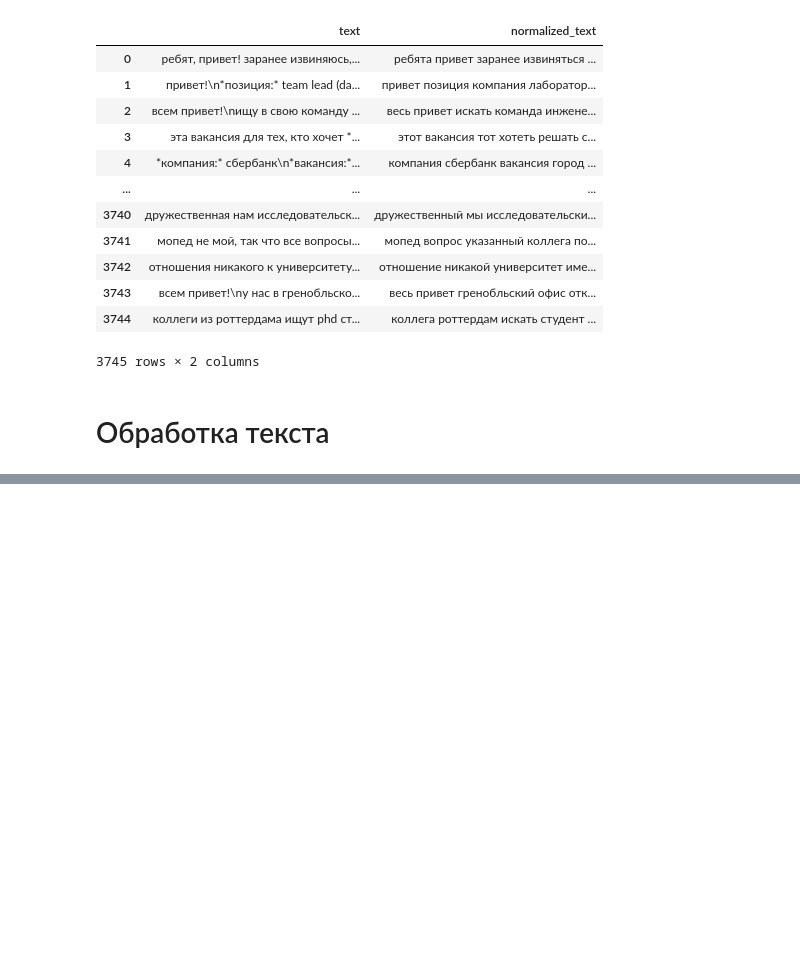
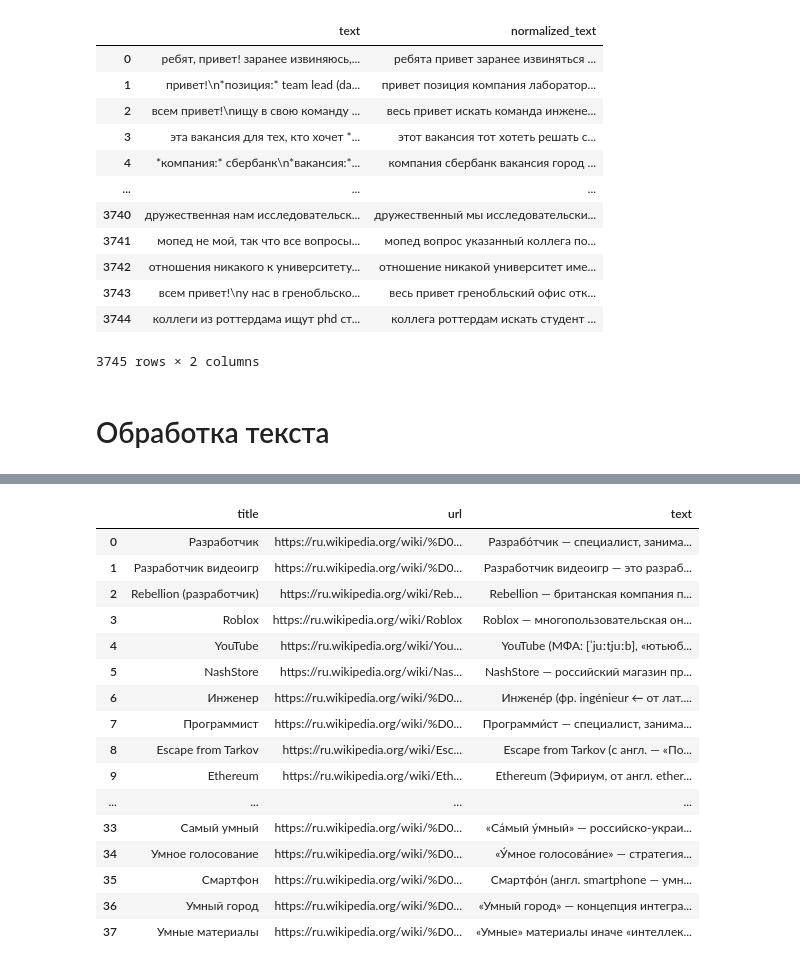
Before and after one commit to slavastar/Data-Analysis-Course, a Jupyter notebook: Project.ipynb, the cells around one changed output, grey strips where cells are left out. Drawn from its saved outputs; the diff is of its cells as text; code cells hidden in the pictures; blank space fills up the shorter version.

```diff
--- a/Project.ipynb
+++ b/Project.ipynb
@@ -191,0 +279,23 @@ df.loc[recommendation_indices]
+# %%
+def recommend_wikipedia_articles(query: str) -> pd.DataFrame:
+    """
+    Рекомендует статьи из Википедии по словам из запроса
+    param query: запрос
+    """
+
+    query = process_text(edit_spelling(query))
+    titles = []
+    for word in query:
+        titles += wikipedia.search(word)
+
+    articles = pd.DataFrame(index=range(len(titles)), columns=['title', 'url', 'text'])
+    for i, title in enumerate(titles):
+        try:
+            articles.loc[i, 'title'] = title
+            articles.loc[i, 'url'] = wikipedia.page(title).url
+            articles.loc[i, 'text'] = wikipedia.summary(title)
+        except:
+            continue
+
+    articles = articles[articles['text'] != ''].dropna(how='any').reset_index(drop=True)
+    return articles
@@ -191,0 +332,22 @@ df.loc[recommendation_indices]
+# %%
+# сделаем рекомендацию для запроса
+articles = recommend_wikipedia_articles(query)
+articles
+# %% [output]
+|  | title | url | text |
+| 0 | Разработчик | https://ru.wikipedia.org/wiki/%D0... | Разрабо́тчик — специалист, занима... |
+| 1 | Разработчик видеоигр | https://ru.wikipedia.org/wiki/%D0... | Разработчик видеоигр — это разраб... |
+| 2 | Rebellion (разработчик) | https://ru.wikipedia.org/wiki/Reb... | Rebellion — британская компания п... |
+| 3 | Roblox | https://ru.wikipedia.org/wiki/Roblox | Roblox — многопользовательская он... |
+| 4 | YouTube | https://ru.wikipedia.org/wiki/You... | YouTube (МФА: [ˈjuːtjuːb], «ютьюб... |
+| 5 | NashStore | https://ru.wikipedia.org/wiki/Nas... | NashStore — российский магазин пр... |
+| 6 | Инженер | https://ru.wikipedia.org/wiki/%D0... | Инжене́р (фр. ingénieur ← от лат.... |
+| 7 | Программист | https://ru.wikipedia.org/wiki/%D0... | Программи́ст — специалист, занима... |
+| 8 | Escape from Tarkov | https://ru.wikipedia.org/wiki/Esc... | Escape from Tarkov (с англ. — «По... |
+| 9 | Ethereum | https://ru.wikipedia.org/wiki/Eth... | Ethereum (Эфириум, от англ. ether... |
+| ... | ... | ... | ... |
+| 33 | Самый умный | https://ru.wikipedia.org/wiki/%D0... | «Са́мый у́мный» — российско-украи... |
+| 34 | Умное голосование | https://ru.wikipedia.org/wiki/%D0... | «У́мное голосова́ние» — стратегия... |
+| 35 | Смартфон | https://ru.wikipedia.org/wiki/%D0... | Смартфо́н (англ. smartphone — умн... |
+| 36 | Умный город | https://ru.wikipedia.org/wiki/%D0... | «Умный город» — концепция интегра... |
+| 37 | Умные материалы | https://ru.wikipedia.org/wiki/%D0... | «Умные» материалы иначе «интеллек... |
```
Also changed, not shown: parts of 20 cells of this notebook.
